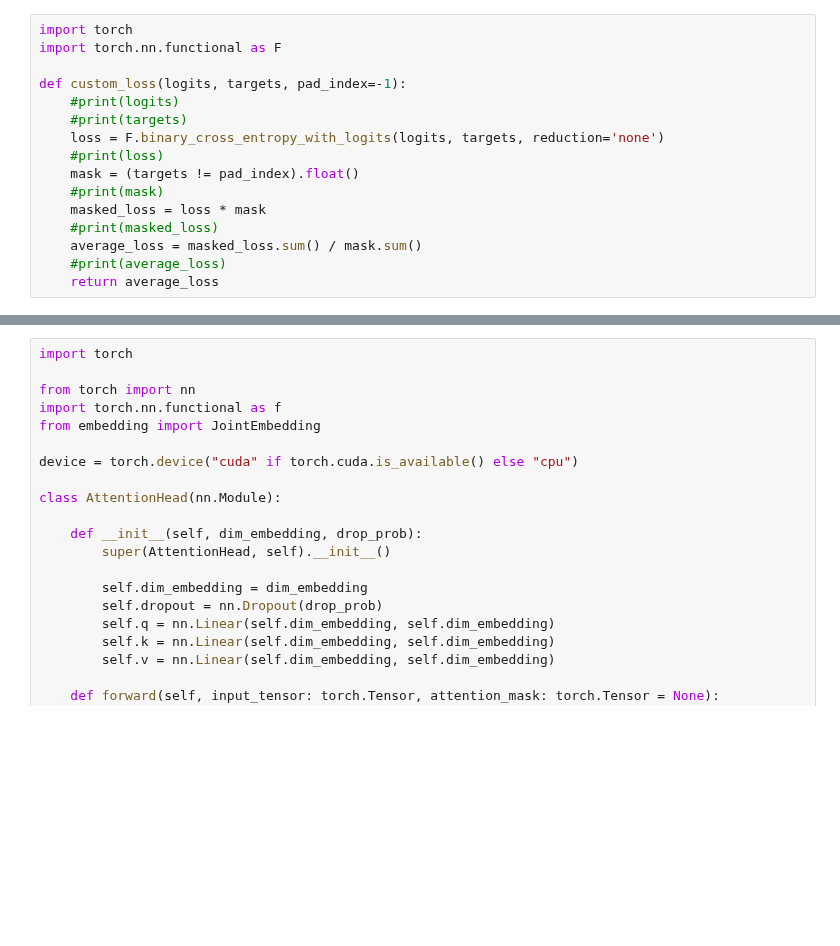
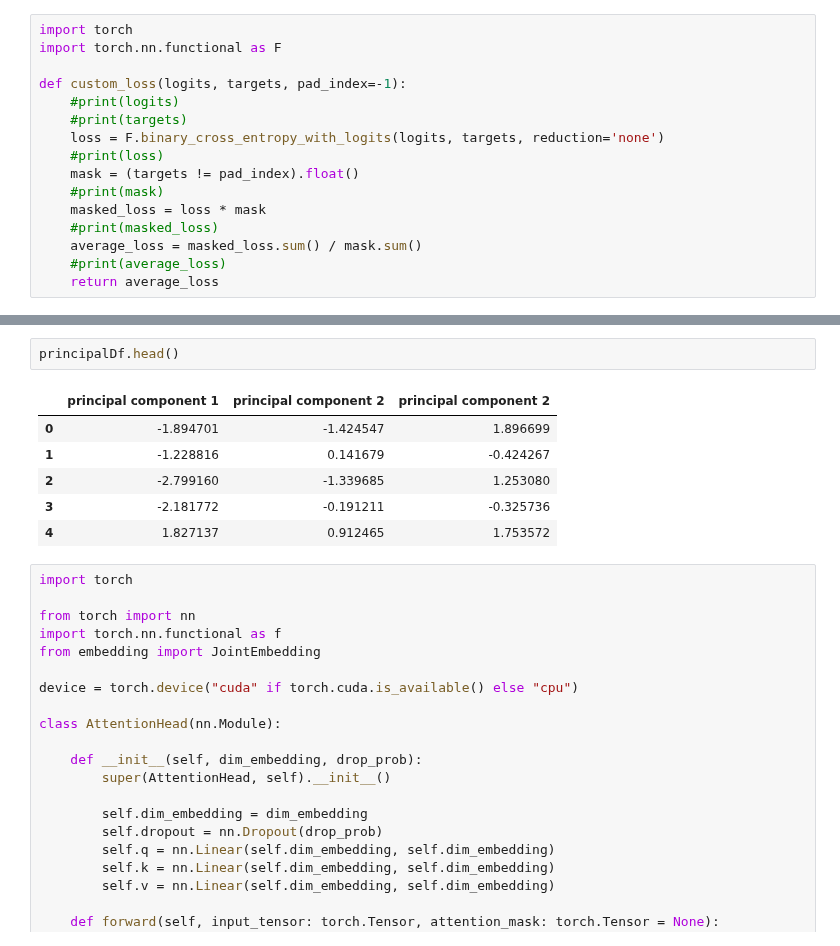
Before and after one commit to aeerik/base, a Jupyter notebook: kladd.ipynb, the cells around one changed output, grey strips where cells are left out. Drawn from its saved outputs; the diff is of its cells as text; blank space fills up the shorter version.

```diff
--- a/kladd.ipynb
+++ b/kladd.ipynb
@@ -408,3 +410,12 @@ Error:
+# %%
+principalDf.head()
+# %% [output]
+|  | principal component 1 | principal component 2 | principal component 2 |
+| 0 | -1.894701 | -1.424547 | 1.896699 |
+| 1 | -1.228816 | 0.141679 | -0.424267 |
+| 2 | -2.799160 | -1.339685 | 1.253080 |
+| 3 | -2.181772 | -0.191211 | -0.325736 |
+| 4 | 1.827137 | 0.912465 | 1.753572 |
 # %%
 import torch
 
```
Also changed, not shown: parts of 4 cells of this notebook, 2 other files.
